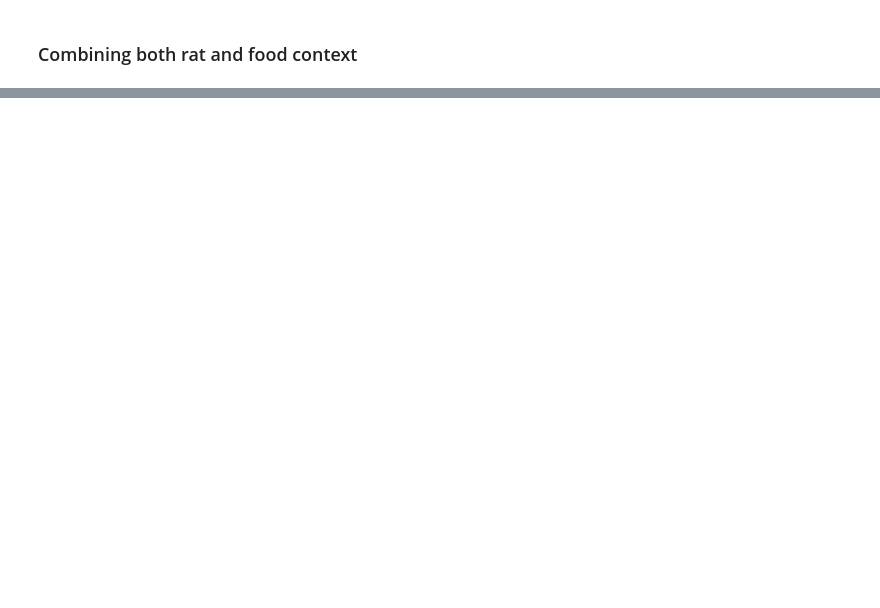
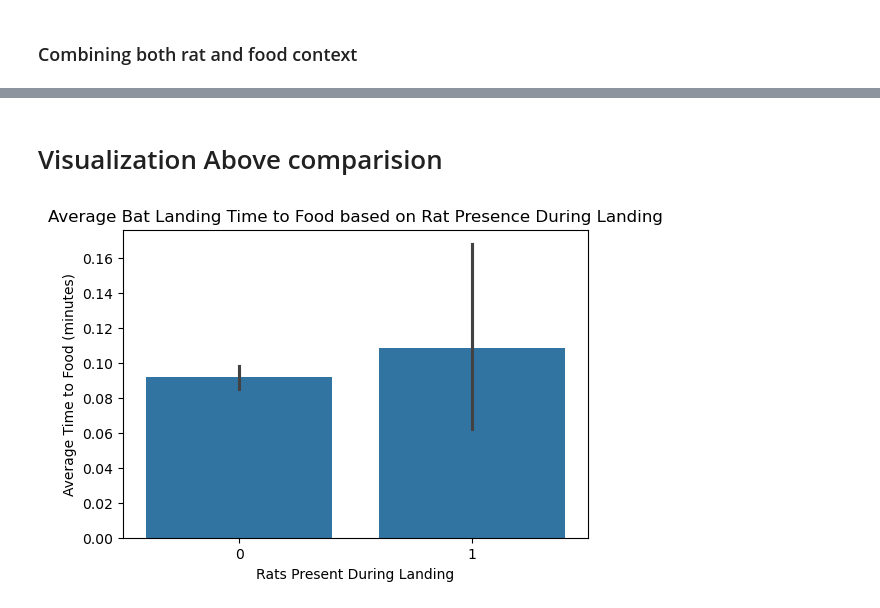
Before and after one commit to ANeupane30/DSFoundation_assignment, a Jupyter notebook: relation.ipynb, the cells around one changed output, grey strips where cells are left out. Drawn from its saved outputs; the diff is of its cells as text; code cells hidden in the pictures; blank space fills up the shorter version.

```diff
--- a/relation.ipynb
+++ b/relation.ipynb
@@ -180,0 +180,11 @@ summary
+# %% [markdown]
+# Visualization Above comparision
+# %%
+plt.figure(figsize=(6, 4))
+sns.barplot(x='rat_present', y='bat_landing_to_food_min', data=data)
+plt.title('Average Bat Landing Time to Food based on Rat Presence During Landing')
+plt.xlabel('Rats Present During Landing')
+plt.ylabel('Average Time to Food (minutes)')
+plt.show()
+# %% [output]
+[figure, added]
```
Also changed, not shown: parts of 12 cells of this notebook.
